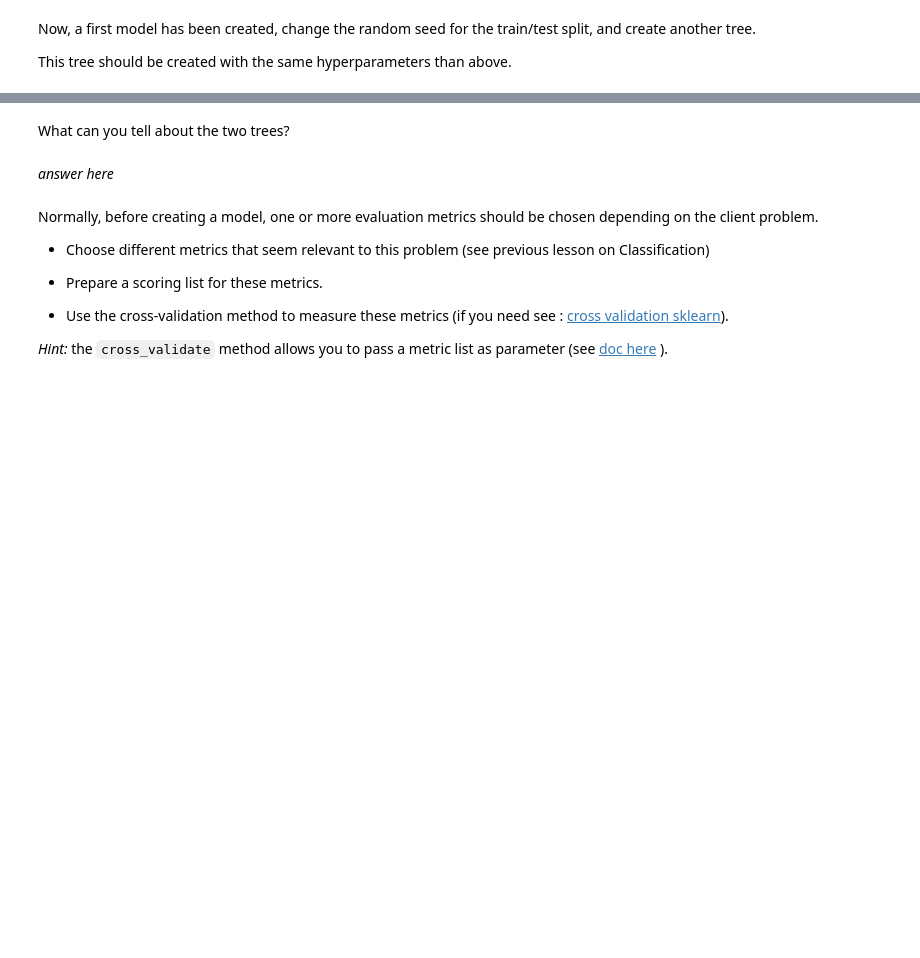
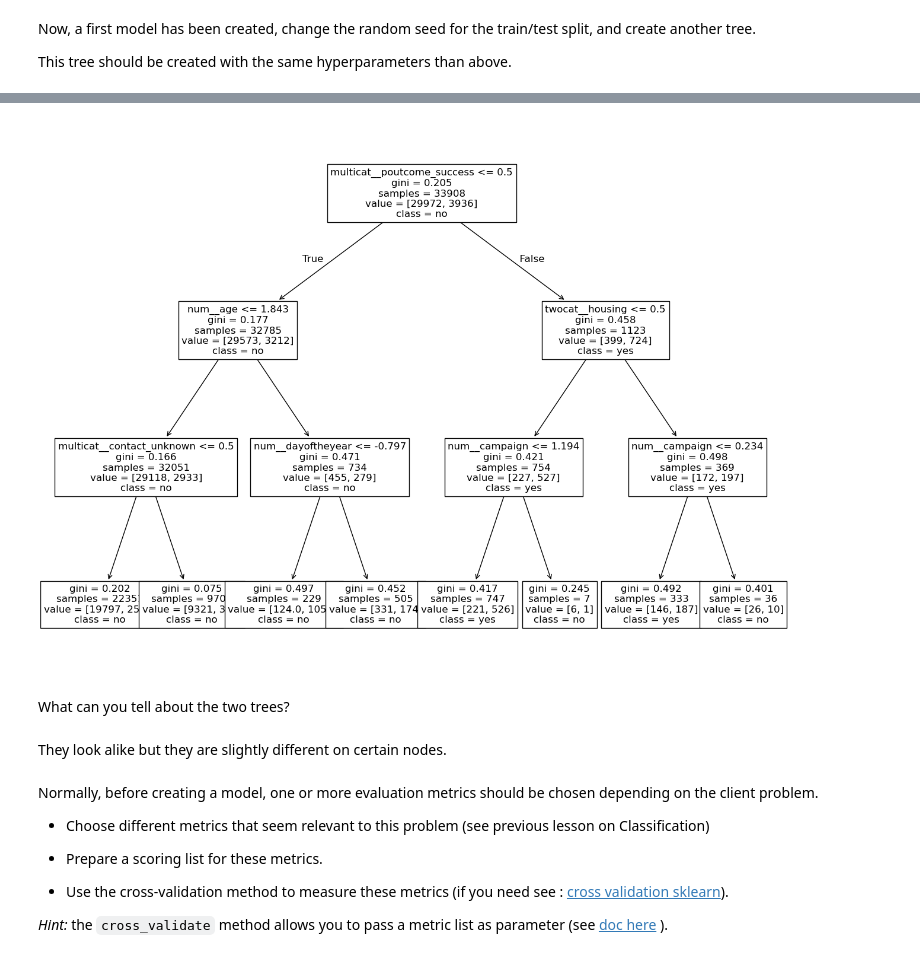
Before and after one commit to dubois-j/CampNum-ML2, a Jupyter notebook: ML2.2_ensemble_methods_intro/notebooks/EnsembleLearning_v2.ipynb, the cells around one changed output, grey strips where cells are left out. Cells and saved outputs as stored; diff of their text form; code cells hidden in the pictures; blank space fills up the shorter version.

```diff
--- a/ML2.2_ensemble_methods_intro/notebooks/EnsembleLearning_v2.ipynb
+++ b/ML2.2_ensemble_methods_intro/notebooks/EnsembleLearning_v2.ipynb
@@ -76,6 +122,7 @@ Could you tell me why?
 <!-- When do your calls last the most? -->
 # %%
 # remove duration column
+df = df.drop(columns="duration", axis=1)
 # %% [markdown]
 The date is a strange type of data for machine learning. Think about it. Is the day? the month? the year that are important? Or the relative date for instance in the year?
 
@@ -116,3 +217,26 @@ Look at the encoder to *encode* your *categorical data*. The different encoders
+# %%
+# import and create the appropriate transformers
+from sklearn.preprocessing import StandardScaler, OneHotEncoder, OrdinalEncoder
+from sklearn.compose import ColumnTransformer
+from sklearn.pipeline import Pipeline
+
+num_pipeline = Pipeline([
+    ('scaler', StandardScaler())
+])
+
+twocat_pipeline = Pipeline([
+    ('ordinal_encoder', OrdinalEncoder(categories=[["no", "yes"], ["no", "yes"], ["no", "yes"]]))
+])
+
+multicat_pipeline = Pipeline([
+    ('onehot_encoder', OneHotEncoder(handle_unknown='error'))
+])
+
+preprocessor = ColumnTransformer([
+    ('num', num_pipeline, numerical_features),
+    ('twocat', twocat_pipeline, twocat_features),
+    ('multicat', multicat_pipeline, multicat_features)
+], remainder="passthrough")
 # %% [markdown]
 At the end of this part, two dataframes are created :
 
@@ -153,3 +333,4 @@ Now, a first model has been created, change the random seed for the train/test s
 This tree should be created with the same hyperparameters than above.
 # %%
 # create a new train and test dataset with a different seed
+X_train2, X_test2, y_train2, y_test2 = train_test_split(X, y, random_state=42)
@@ -158,7 +357,16 @@ This tree should be created with the same hyperparameters than above.
+# %%
+plt.figure(figsize=(16, 12))
+tree.plot_tree(dt2_clf["classifier"],
+               feature_names = dt2_clf["preprocessor"].get_feature_names_out(),
+               class_names=["no", "yes"],
+               fontsize=12)
+plt.show()
+# %% [output]
+[figure, added]
 # %% [markdown]
 What can you tell about the two trees?
-# %% [markdown]
-*answer here*
+# %% [markdown]
+They look alike but they are slightly different on certain nodes.
 # %% [markdown]
 Normally, before creating a model, one or more evaluation metrics should be chosen depending on the client problem.
 
```
Also changed, not shown: parts of 78 cells of this notebook.
